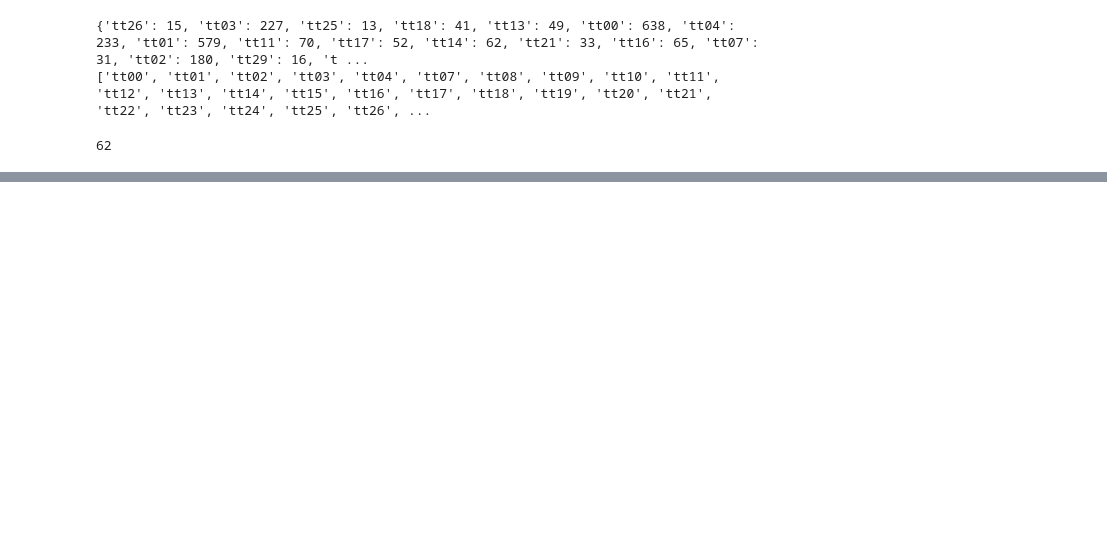
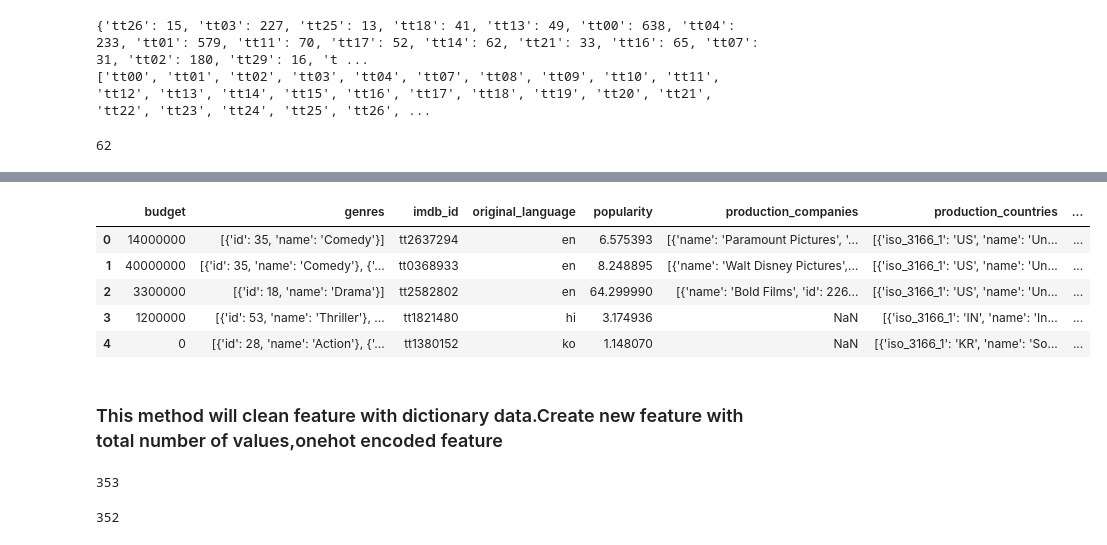
Before and after one commit to kartiktyagi4282/TMDB-Box-Office-Prediction, a Jupyter notebook: TMDB Challenge.ipynb, the cells around one changed output, grey strips where cells are left out. Cells and saved outputs as stored; diff of their text form; code cells hidden in the pictures; blank space fills up the shorter version.

```diff
--- a/TMDB Challenge.ipynb
+++ b/TMDB Challenge.ipynb
@@ -116,0 +245,8 @@ len(cnt)
+# %%
+columns_to_keep = set()
+columns_to_keep.add('budget')
+columns_to_keep.add('popularity')
+columns_to_keep.add('budget')
+columns_to_keep.add('runtime')
+
+# all remaining columns we will cover one by one
@@ -116,0 +268,3 @@ len(cnt)
+# %%
+train['status'].fillna('Released',inplace=True)
+test['status'].fillna('Released',inplace=True)
@@ -116,0 +291,6 @@ len(cnt)
+# %%
+total_unique_values=['Released','Rumored','Post Production']
+# %%
+for val in total_unique_values:
+    train['status_'+val] = train['status'].apply(lambda x: 1 if val == x else 0)
+    columns_to_keep.add('status_'+val)
@@ -116,0 +300,11 @@ len(cnt)
+# %%
+train.head()
+# %% [output]
+|  | budget | genres | imdb_id | original_language | popularity | production_companies | production_countries | ... |
+| 0 | 14000000 | [{'id': 35, 'name': 'Comedy'}] | tt2637294 | en | 6.575393 | [{'name': 'Paramount Pictures', '... | [{'iso_3166_1': 'US', 'name': 'Un... | ... |
+| 1 | 40000000 | [{'id': 35, 'name': 'Comedy'}, {'... | tt0368933 | en | 8.248895 | [{'name': 'Walt Disney Pictures',... | [{'iso_3166_1': 'US', 'name': 'Un... | ... |
+| 2 | 3300000 | [{'id': 18, 'name': 'Drama'}] | tt2582802 | en | 64.299990 | [{'name': 'Bold Films', 'id': 226... | [{'iso_3166_1': 'US', 'name': 'Un... | ... |
+| 3 | 1200000 | [{'id': 53, 'name': 'Thriller'}, ... | tt1821480 | hi | 3.174936 | NaN | [{'iso_3166_1': 'IN', 'name': 'In... | ... |
+| 4 | 0 | [{'id': 28, 'name': 'Action'}, {'... | tt1380152 | ko | 1.148070 | NaN | [{'iso_3166_1': 'KR', 'name': 'So... | ... |
+# %% [markdown]
+### This method will clean feature with dictionary data.Create new feature with total number of values,onehot encoded feature
@@ -116,0 +355,8 @@ len(cnt)
+# %%
+train.columns.shape[0]
+# %% [output]
+353
+# %%
+test.columns.shape[0]
+# %% [output]
+352
```
Also changed, not shown: parts of 29 cells of this notebook.
